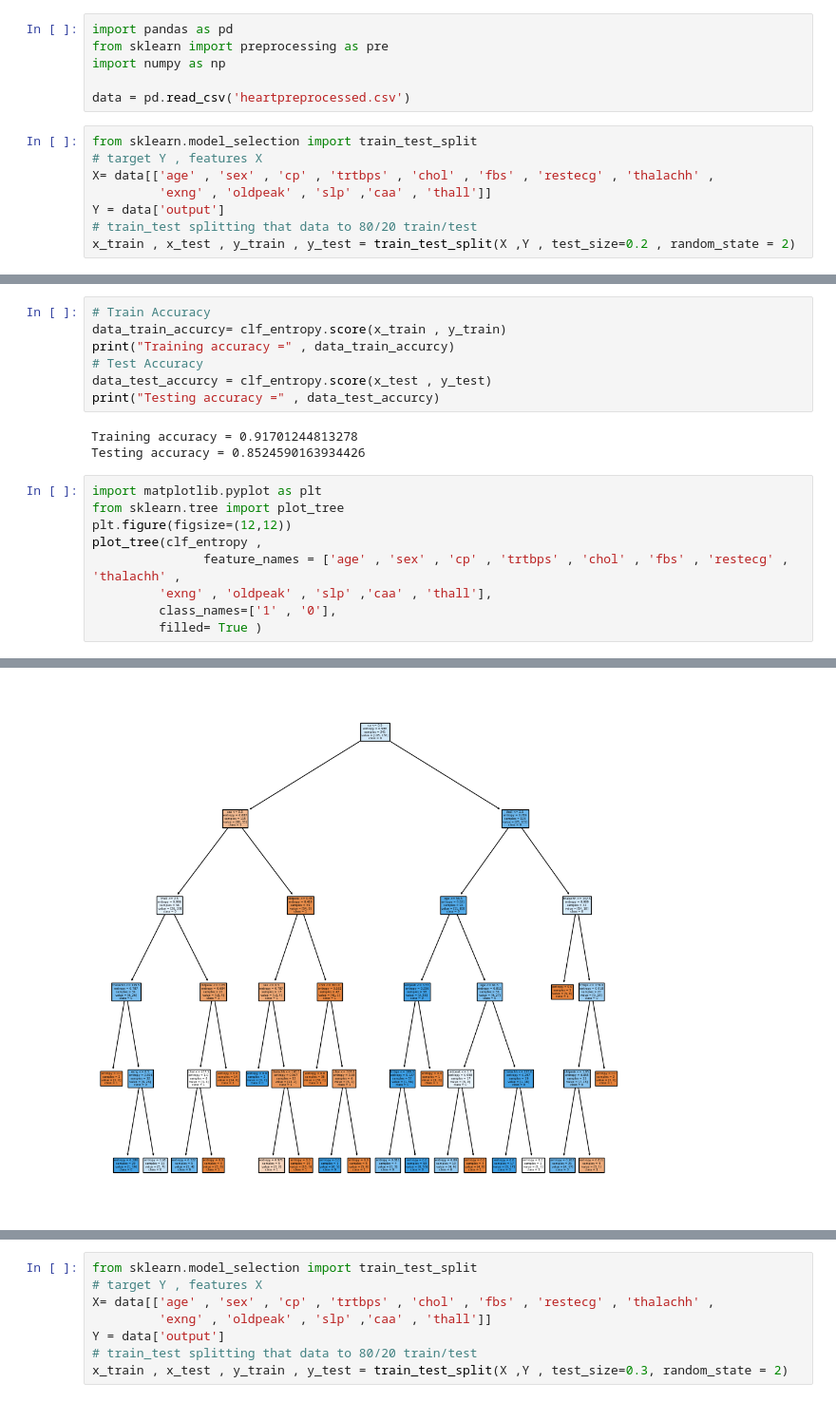
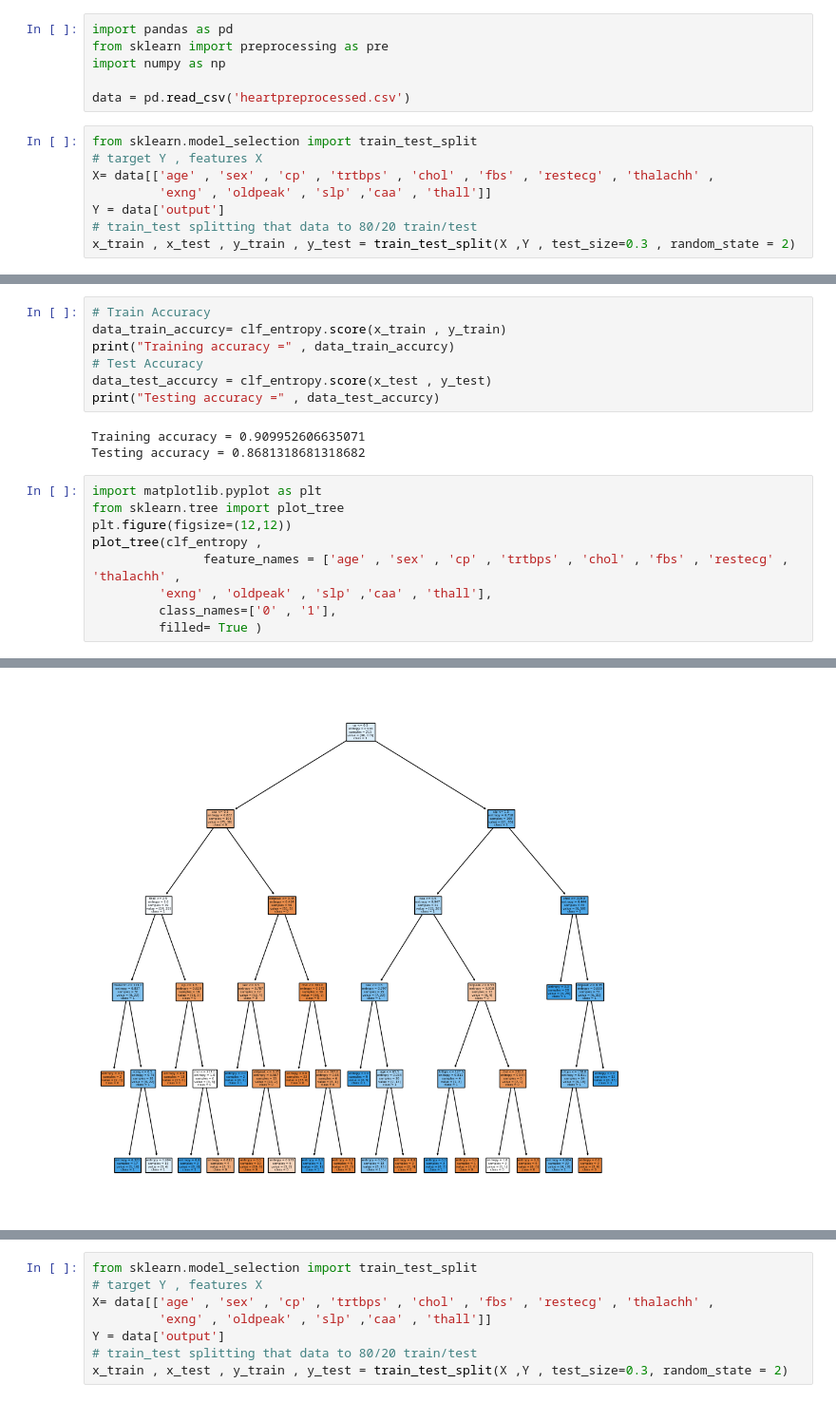
Before and after one commit to RUYUFALBARRAK/SWE485-project-Group-7, a Jupyter notebook: SupervisedLearning1.ipynb, the cells around one changed output, grey strips where cells are left out. Shown: that part at 95% size. Saved outputs shown, nothing was run; the diff lists cells and outputs as text.

```diff
--- a/SupervisedLearning1.ipynb
+++ b/SupervisedLearning1.ipynb
@@ -13,7 +13,7 @@ X= data[['age' , 'sex' , 'cp' , 'trtbps' , 'chol' , 'fbs' , 'restecg' , 'thalach
          'exng' , 'oldpeak' , 'slp' ,'caa' , 'thall']]
 Y = data['output']
 # train_test splitting that data to 80/20 train/test
-x_train , x_test , y_train , y_test = train_test_split(X ,Y , test_size=0.2 , random_state = 2)
+x_train , x_test , y_train , y_test = train_test_split(X ,Y , test_size=0.3 , random_state = 2)
 # %%
 from sklearn.metrics import accuracy_score , classification_report
 from sklearn.model_selection import cross_val_score
@@ -52,8 +52,8 @@ print("Training accuracy =" , data_train_accurcy)
 data_test_accurcy = clf_entropy.score(x_test , y_test)
 print("Testing accuracy =" , data_test_accurcy)
 # %% [output]
-Training accuracy = 0.91701244813278
-Testing accuracy = 0.8524590163934426
+Training accuracy = 0.909952606635071
+Testing accuracy = 0.8681318681318682
 # %%
 import matplotlib.pyplot as plt
 from sklearn.tree import plot_tree
@@ -61,6 +61,6 @@ plt.figure(figsize=(12,12))
 plot_tree(clf_entropy ,
                feature_names = ['age' , 'sex' , 'cp' , 'trtbps' , 'chol' , 'fbs' , 'restecg' , 'thalachh' ,
          'exng' , 'oldpeak' , 'slp' ,'caa' , 'thall'],
-         class_names=['1' , '0'],
+         class_names=['0' , '1'],
          filled= True )
 # %% [output]
@@ -84,4 +84,4 @@ plot_tree(clf_entropy ,
-[figure, old version]
+[figure, new version]
 # %%
 import seaborn as sns
 # confusion matrix
```
Also changed, not shown: parts of 3 cells of this notebook.
